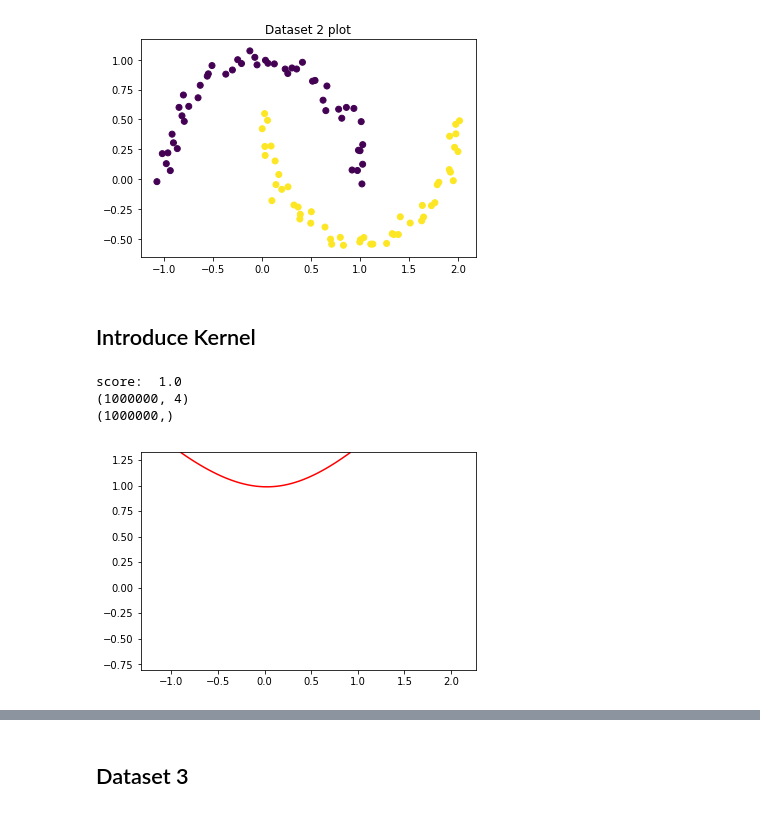
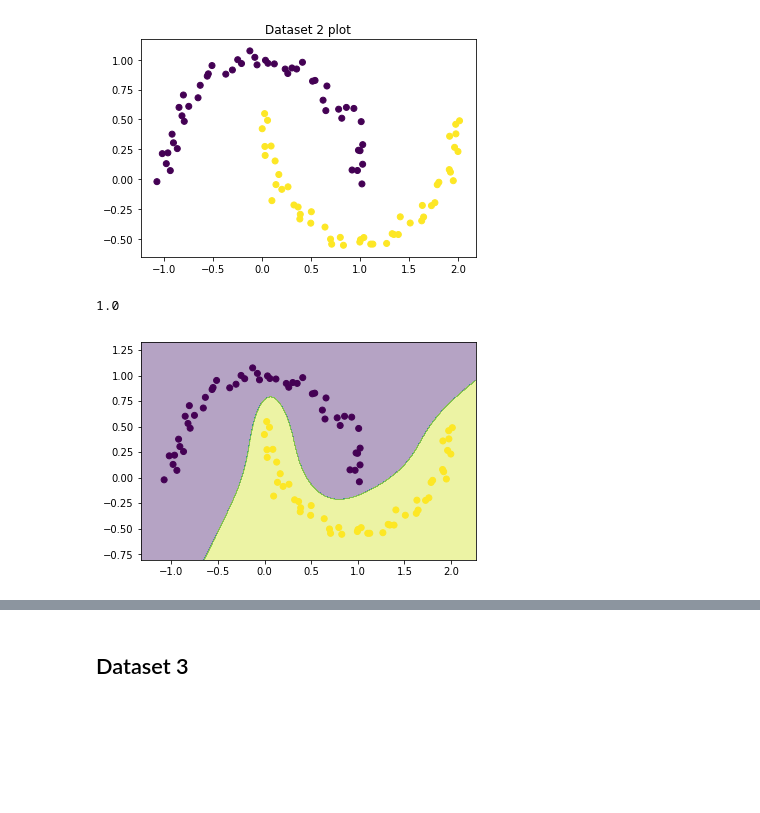
Before and after one commit to ankurs287/Machine-Learning-Assignments, a Jupyter notebook: Assignment-2/q1_i.ipynb, the cells around one changed output, grey strips where cells are left out. Drawn from its saved outputs; the diff is of its cells as text; code cells hidden in the pictures; blank space fills up the shorter version.

```diff
--- a/Assignment-2/q1_i.ipynb
+++ b/Assignment-2/q1_i.ipynb
@@ -74,43 +140,14 @@ plt.savefig('dataset2_plot.png')
 plt.show()
 # %% [output]
 [figure]
-# %% [markdown]
-## Introduce Kernel
-# %%
-kX = np.hstack((X, np.exp(-10 * np.square(X))))
-clf = SVC(kernel='linear', C=2)
-clf.fit(kX, y)
-y_pred = clf.predict(kX)
-print('score: ', clf.score(kX, y))
-
-w = clf._get_coef()[0]
-b = clf.intercept_[0]
-pad = 0.25
-h = 0.1
-x1_min, x1_max = X[:, 0].min() - pad, X[:, 0].max() + pad
-x2_min, x2_max = X[:, 1].min() - pad, X[:, 1].max() + pad
-x1, x2 = np.meshgrid(np.linspace(x1_min, x1_max, 1000), np.linspace(x2_min, x2_max, 1000))
-
-F = w[0] * x1 + w[1] * x2 + w[2] * -10 * np.exp(x1 ** 2) + w[3] * -10 * np.exp(x2 ** 2) + b
-
-# print(x1)
-# print("--"*88)
-# print(x1.ravel())
-
-
-d = np.c_[x1.ravel(), x2.ravel(), np.exp(-10 * np.square(x1.ravel())), np.exp(-10 * np.square(x2.ravel()))]
-print(d.shape)
-
-df = clf.decision_function(d)
-print(df.shape)
-plt.contour(x1, x2,
-            F, [0],
-            colors='red')
-
-# plt.scatter(X[:, 0], X[:, 1], c=y)
-plt.show()
-# %% [output]
-score:  1.0
-(1000000, 4)
-(1000000,)
-[figure, removed]
+# %%
+gamma = -4
+kX = np.hstack((X, rbf_kernel(X, gamma)))
+clf = SVC(kernel='linear', C=100)
+clf.fit(kX, y)
+r = predict(kX, clf._get_coef()[0], clf.intercept_)
+print(score(r, y))
+plot_decision_boudary(clf, X, y, rbf_kernel, gamma)
+# %% [output]
+1.0
+[figure, added]
```
Also changed, not shown: parts of 22 cells of this notebook, 31 other files.
